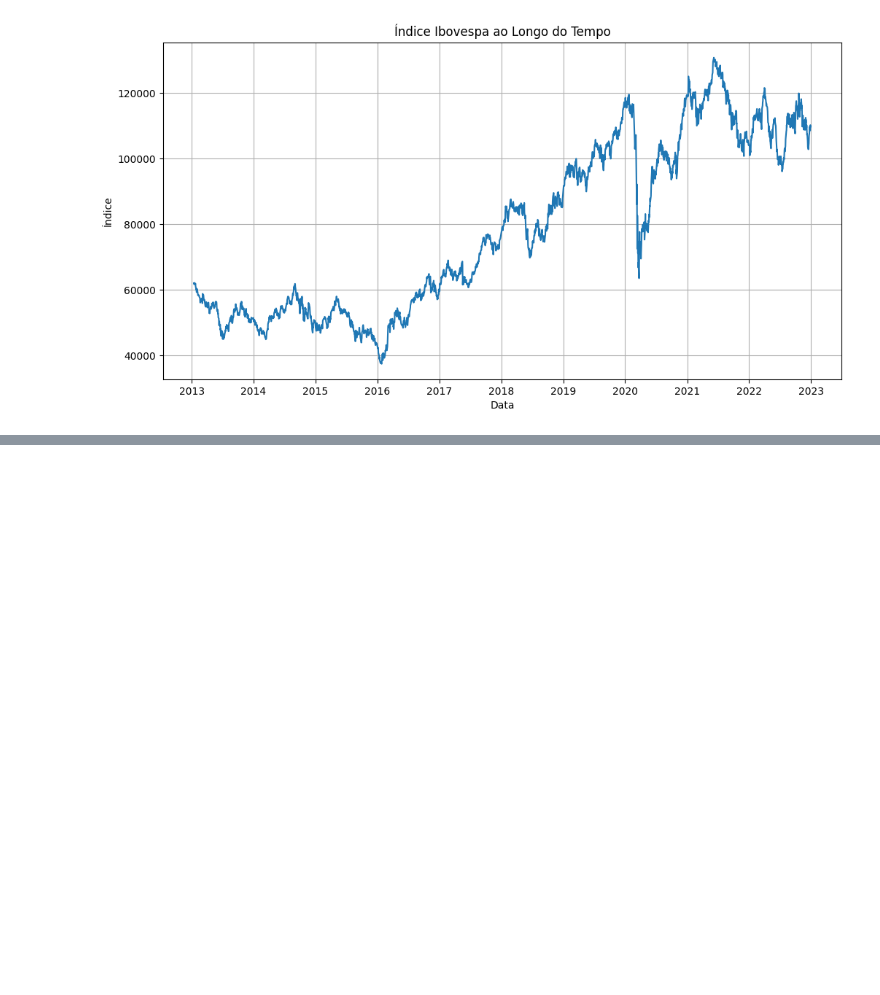
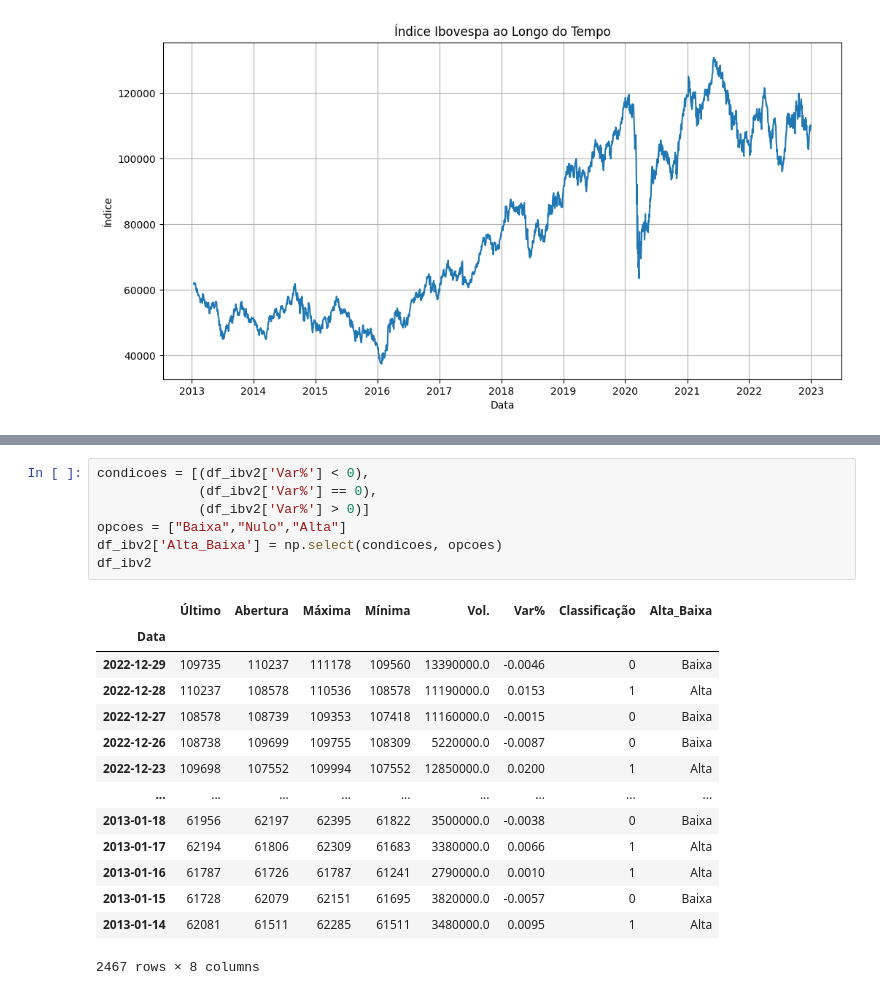
Before and after one commit to marcelomj23/proprio, a Jupyter notebook: Tech_Challenge_2.ipynb, the cells around one changed output, grey strips where cells are left out. Cells and saved outputs as stored; diff of their text form; blank space fills up the shorter version.

```diff
--- a/Tech_Challenge_2.ipynb
+++ b/Tech_Challenge_2.ipynb
@@ -107,0 +161,22 @@ plt.show()
+# %%
+condicoes = [(df_ibv2['Var%'] < 0),
+             (df_ibv2['Var%'] == 0),
+             (df_ibv2['Var%'] > 0)]
+opcoes = ["Baixa","Nulo","Alta"]
+df_ibv2['Alta_Baixa'] = np.select(condicoes, opcoes)
+df_ibv2
+# %% [output]
+|  | Último | Abertura | Máxima | Mínima | Vol. | Var% | Classificação | Alta_Baixa |
+| Data |  |  |  |  |  |  |  |  |
+| 2022-12-29 | 109735 | 110237 | 111178 | 109560 | 13390000.0 | -0.0046 | 0 | Baixa |
+| 2022-12-28 | 110237 | 108578 | 110536 | 108578 | 11190000.0 | 0.0153 | 1 | Alta |
+| 2022-12-27 | 108578 | 108739 | 109353 | 107418 | 11160000.0 | -0.0015 | 0 | Baixa |
+| 2022-12-26 | 108738 | 109699 | 109755 | 108309 | 5220000.0 | -0.0087 | 0 | Baixa |
+| 2022-12-23 | 109698 | 107552 | 109994 | 107552 | 12850000.0 | 0.0200 | 1 | Alta |
+| ... | ... | ... | ... | ... | ... | ... | ... | ... |
+| 2013-01-18 | 61956 | 62197 | 62395 | 61822 | 3500000.0 | -0.0038 | 0 | Baixa |
+| 2013-01-17 | 62194 | 61806 | 62309 | 61683 | 3380000.0 | 0.0066 | 1 | Alta |
+| 2013-01-16 | 61787 | 61726 | 61787 | 61241 | 2790000.0 | 0.0010 | 1 | Alta |
+| 2013-01-15 | 61728 | 62079 | 62151 | 61695 | 3820000.0 | -0.0057 | 0 | Baixa |
+| 2013-01-14 | 62081 | 61511 | 62285 | 61511 | 3480000.0 | 0.0095 | 1 | Alta |
+2467 rows × 8 columns
```
Also changed, not shown: parts of 16 cells of this notebook.
